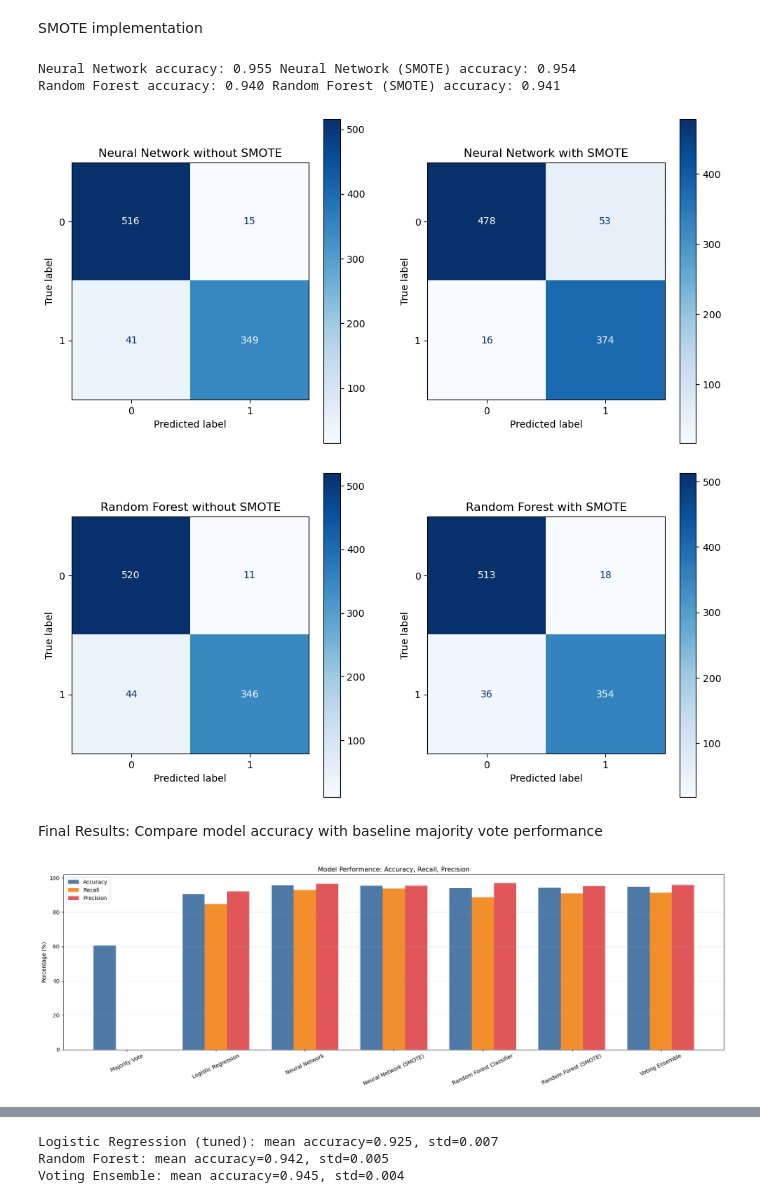
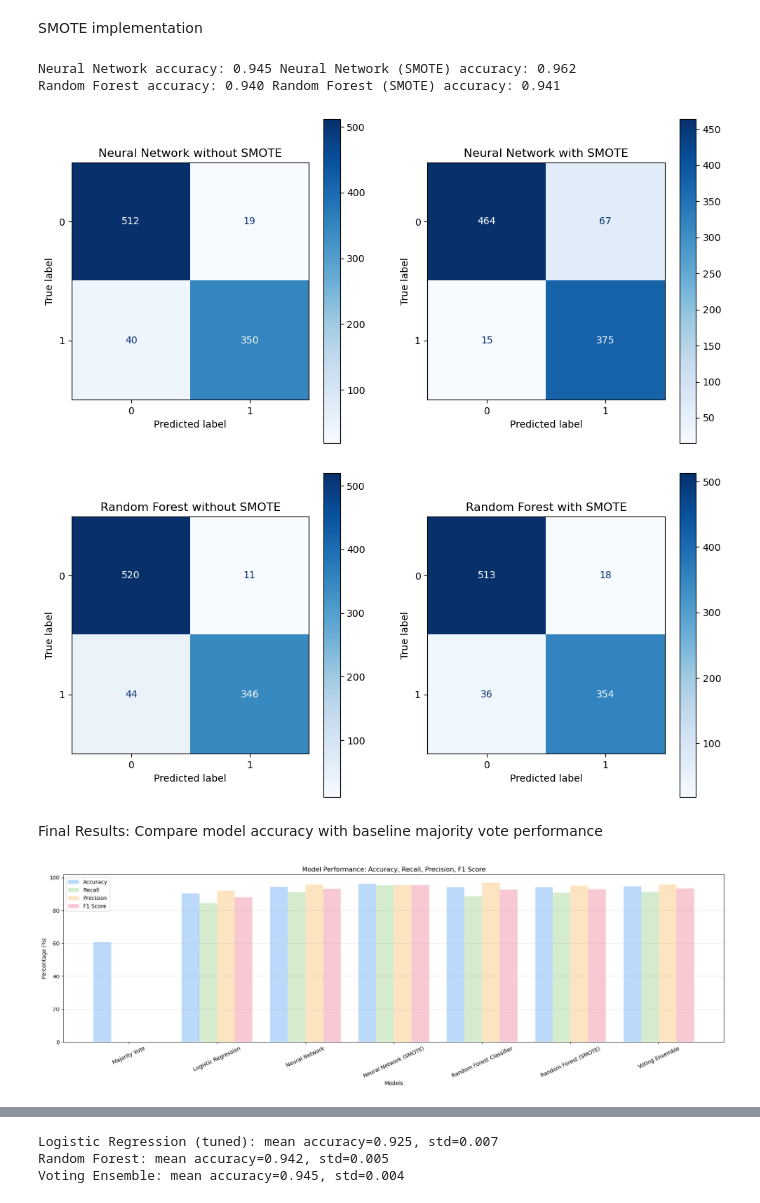
Before and after one commit to mayyan531/Spambase, a Jupyter notebook: spambase.ipynb, the cells around one changed output, grey strips where cells are left out. Cells and saved outputs as stored; diff of their text form; code cells hidden in the pictures.

Commit message:
graph

```diff
--- a/spambase.ipynb
+++ b/spambase.ipynb
@@ -187,7 +188,7 @@ Training using Neural Network
 LR_NN = 0.005
 EPOCH_NN = 150
 WEIGHT_DECAY_NN = 1e-4
-DROPOUT_P = 0.2
+DROPOUT_P = 0.4
 
 #define neural network class
 class NeuralNetwork(nn.Module):
@@ -215,7 +216,7 @@ class NeuralNetwork(nn.Module):
 
 
 def train_neural_network(model, criterion, optimizer, epoch_nn, scheduler=None, X_train_t=X_train_t, y_train_t=y_train_t, X_test_t=X_test_t, y_test_t=y_test_t):
-    train_loss, test_loss, test_acc, test_recall, test_precision, epochs = [], [], [], [], [], []
+    train_loss, test_loss, test_acc, test_recall, test_precision, test_f1, epochs = [], [], [], [], [], [], []
 
     model.train()
     #training loop
@@ -239,7 +240,8 @@ def train_neural_network(model, criterion, optimizer, epoch_nn, scheduler=None,
                 y_pred_binary = (y_pred >= 0.5).int()
                 acc = accuracy_score(y_test_t, y_pred_binary)
                 recall = recall_score(y_test_t, y_pred_binary)
-                precision = precision_score(y_test_t, y_pred_binary)
+                precision = precision_score(y_test_t, y_pred_binary, zero_division=0) #turn off warnings for zero division, dataset is balanced enough
+                f1 = f1_score(y_test_t, y_pred_binary)
                 loss_t = criterion(y_pred, y_test_t)
 
                 train_loss.append(loss.item())
@@ -247,11 +249,12 @@ def train_neural_network(model, criterion, optimizer, epoch_nn, scheduler=None,
                 test_acc.append(acc)
                 test_recall.append(recall)
                 test_precision.append(precision)
+                test_f1.append(f1)
                 epochs.append(epoch)
 
             model.train()
 
-    return train_loss, test_loss, test_acc, test_recall, test_precision, epochs
+    return train_loss, test_loss, test_acc, test_recall, test_precision, test_f1, epochs
 
 # hyperparameter tuning for neural network
 def nn_hyperparameter_tuning(iter):
@@ -280,7 +283,7 @@ def nn_hyperparameter_tuning(iter):
             optimizer = optim.Adam(model_nn.parameters(), LR_NN, weight_decay=wd)
             scheduler = optim.lr_scheduler.StepLR(optimizer, step_size=step, gamma=gamma)
 
-            train_loss, test_loss, acc, recall, precision, epoch = train_neural_network(model_nn, criterion, optimizer, EPOCH_NN, scheduler, X_train_fold, y_train_fold, X_val_fold, y_val_fold)
+            train_loss, test_loss, acc, recall, precision, f1_score, epoch = train_neural_network(model_nn, criterion, optimizer, EPOCH_NN, scheduler, X_train_fold, y_train_fold, X_val_fold, y_val_fold)
             final_acc = acc[-1]
             fold_acc.append(final_acc)
 
@@ -303,5 +306,5 @@ criterion_nn = nn.BCELoss()
 optimizer_nn = optim.Adam(model_nn.parameters(), LR_NN, weight_decay=best_wd)
 scheduler_nn = optim.lr_scheduler.StepLR(optimizer_nn, step_size=best_step, gamma=best_gamma)
 
-train_loss_nn, test_loss_nn, acc_nn, recall_nn, precision_nn, epoch_nn = train_neural_network(model_nn, criterion_nn, optimizer_nn, EPOCH_NN, scheduler_nn)
+train_loss_nn, test_loss_nn, acc_nn, recall_nn, precision_nn, f1_nn, epoch_nn = train_neural_network(model_nn, criterion_nn, optimizer_nn, EPOCH_NN, scheduler_nn)
 # %% [output]
@@ -355,6 +358,7 @@ bestrf_model.fit(X_train, y_train)
 acc_rf = bestrf_model.score(X_test, y_test)
 precision_rf = precision_score(y_test, bestrf_model.predict(X_test))
 recall_rf = recall_score(y_test, bestrf_model.predict(X_test))
+f1_rf = f1_score(y_test, bestrf_model.predict(X_test))
 print(f"Random Forest accuracy: {acc_rf:.3f}")
 # %% [output]
 Best Random Forest parameters: {'max_depth': 10, 'min_samples_leaf': 1, 'min_samples_split': 6, 'n_estimators': 202}
@@ -378,6 +382,7 @@ voting_clf.fit(X_train, y_train)
 acc_voting = voting_clf.score(X_test, y_test)
 precision_voting = precision_score(y_test, voting_clf.predict(X_test))
 recall_voting = recall_score(y_test, voting_clf.predict(X_test))
+f1_voting = f1_score(y_test, voting_clf.predict(X_test))
 
 print(f"Voting ensemble accuracy: {acc_voting:.3f}")
 # %% [output]
@@ -396,7 +401,7 @@ model_nn_smote = NeuralNetwork(n_features, best_dp)
 optimizer_nn_smote = optim.Adam(model_nn_smote.parameters(), LR_NN, weight_decay=best_wd)
 scheduler_nn_smote = optim.lr_scheduler.StepLR(optimizer_nn_smote, step_size=best_step, gamma=best_gamma)
 
-train_loss_nn_smote, test_loss_nn_smote, acc_nn_smote, recall_nn_smote, precision_nn_smote, epoch_nn_smote = train_neural_network(model_nn_smote, criterion_nn, optimizer_nn_smote, EPOCH_NN, scheduler_nn_smote, X_res_t, y_res_t, X_test_t, y_test_t)
+train_loss_nn_smote, test_loss_nn_smote, acc_nn_smote, recall_nn_smote, precision_nn_smote, f1_nn_smote, epoch_nn_smote = train_neural_network(model_nn_smote, criterion_nn, optimizer_nn_smote, EPOCH_NN, scheduler_nn_smote, X_res_t, y_res_t, X_test_t, y_test_t)
 
 # random forest with resampled data
 bestrf_model_smote = RandomForestClassifier(**clf.best_params_, random_state=random_seed)
@@ -438,41 +443,43 @@ print(f"Neural Network accuracy: {acc_nn[-1]:.3f} Neural Network (SMOTE) accurac
 acc_rf_smote = bestrf_model_smote.score(X_test, y_test)
 precision_rf_smote = precision_score(y_test, bestrf_model_smote.predict(X_test))
 recall_rf_smote = recall_score(y_test, bestrf_model_smote.predict(X_test))
+f1_rf_smote = f1_score(y_test, bestrf_model_smote.predict(X_test))
 print(f"Random Forest accuracy: {acc_rf:.3f} Random Forest (SMOTE) accuracy: {acc_rf_smote:.3f}")
 # undersampling majority?
 # %% [output]
-Neural Network accuracy: 0.955 Neural Network (SMOTE) accuracy: 0.954
+Neural Network accuracy: 0.945 Neural Network (SMOTE) accuracy: 0.962
 Random Forest accuracy: 0.940 Random Forest (SMOTE) accuracy: 0.941
-[figure, old version]
+[figure, new version]
 [figure]
 # %% [markdown]
 Final Results: Compare model accuracy with baseline majority vote performance
 # %%
 models = ['Majority Vote', 'Logistic Regression', 'Neural Network', 'Neural Network (SMOTE)',
           'Random Forest Classifier', 'Random Forest (SMOTE)', 'Voting Ensemble']
 
 accuracy = [baseline_accuracy*100, acc_lr[-1]*100, acc_nn[-1]*100, acc_nn_smote*100, acc_rf*100, acc_rf_smote*100, acc_voting*100]
 recall = [0, recall_lr[-1]*100, recall_nn[-1]*100, recall_nn_smote[-1]*100, recall_rf*100, recall_rf_smote*100, recall_voting*100]
 precision = [0, precision_lr[-1]*100, precision_nn[-1]*100, precision_nn_smote[-1]*100, precision_rf*100, precision_rf_smote*100, precision_voting*100]
+f1 = [0, f1_lr[-1]*100, f1_nn[-1]*100, f1_nn_smote[-1]*100, f1_rf*100, f1_rf_smote*100, f1_voting*100]
 
-x = np.arange(len(models))  # the label locations
-width = 0.25                # width of each bar
+x = np.arange(len(models))
+width = 0.20
 
 plt.figure(figsize=(18, 6))
 
-# Plot each metric as a separate bar
-plt.bar(x - width, accuracy, width, label='Accuracy', color='#4E79A7')
-plt.bar(x, recall, width, label='Recall', color='#F28E2B')
-plt.bar(x + width, precision, width, label='Precision', color='#E15759')
+plt.bar(x - 1.5*width, accuracy, width, label='Accuracy', color="#BBD9FA")
+plt.bar(x-0.5*width, recall, width, label='Recall', color="#D4EBCE")
+plt.bar(x + 0.5*width, precision, width, label='Precision', color="#FCE4C1")
+plt.bar(x + 1.5*width, f1, width, label='F1 Score', color="#F8C8D3")
 
-# Labels and title
 plt.xticks(x, models, rotation=25)
 plt.ylabel('Percentage (%)')
-plt.title('Model Performance: Accuracy, Recall, Precision')
+plt.xlabel('Models')
+plt.title('Model Performance: Accuracy, Recall, Precision, F1 Score')
 plt.grid(True, axis='y', alpha=0.3)
 plt.legend()
 
 plt.tight_layout()
 plt.show()
 # %% [output]
-[figure, old version]
+[figure, new version]
```
Also changed, not shown: parts of 5 cells of this notebook, 1 other file.
